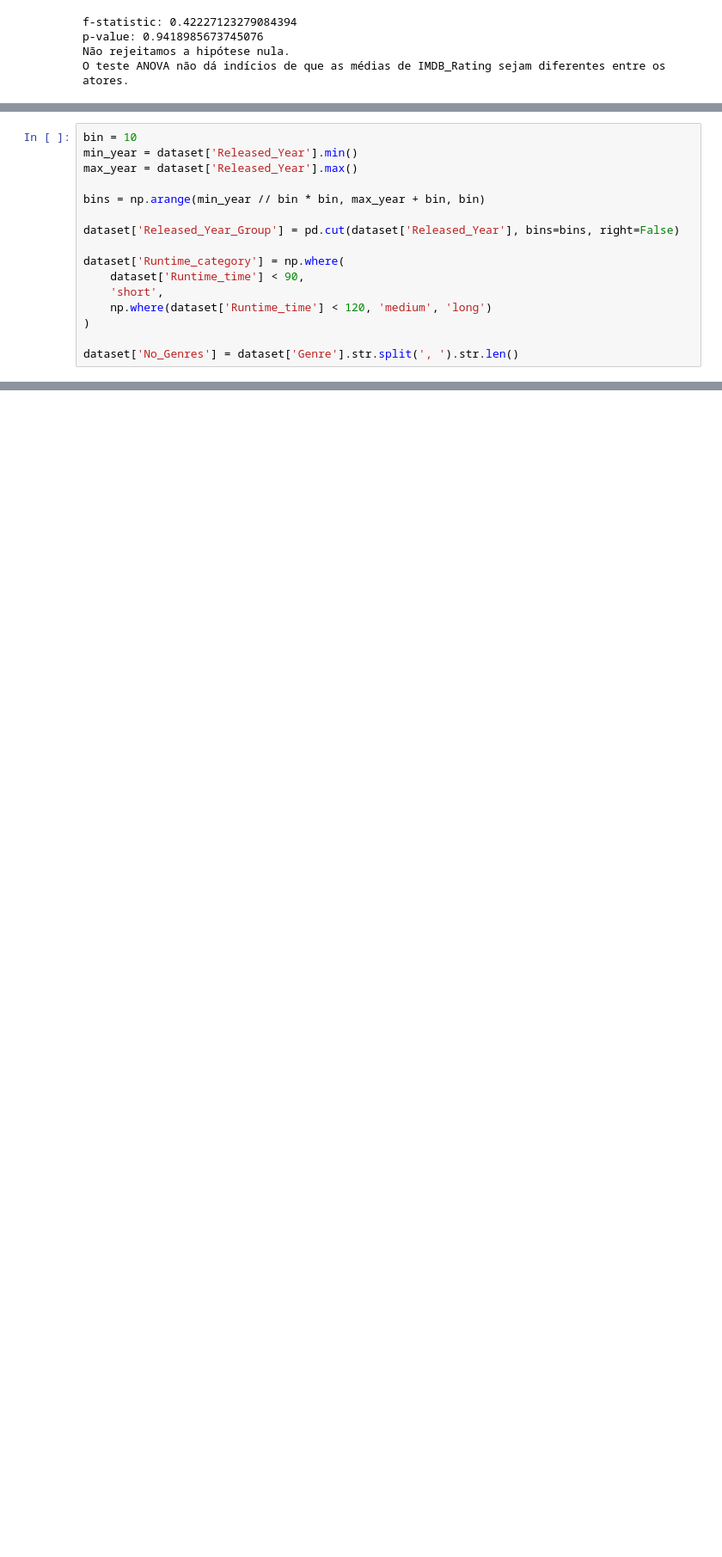
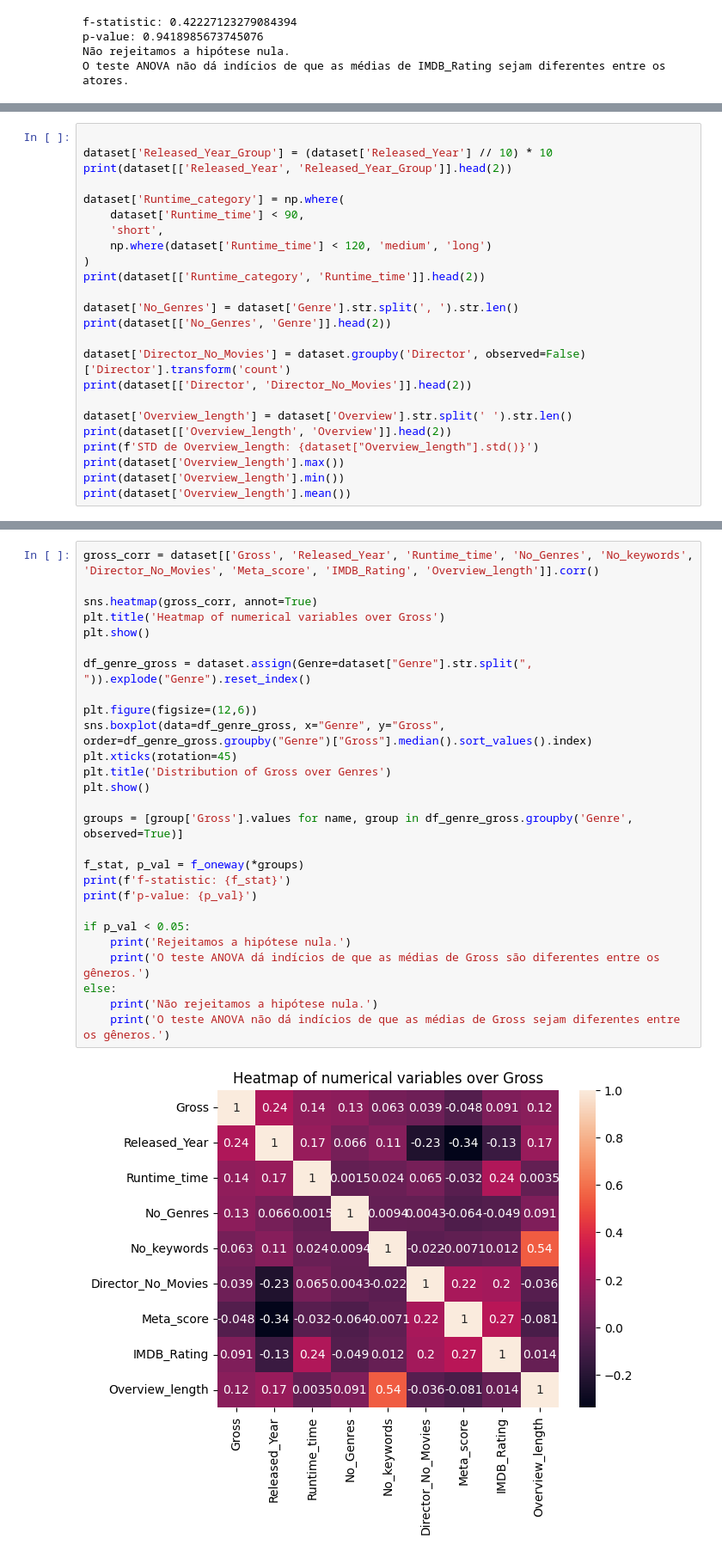
Before and after one commit to nevidomyyb/LH_CD_PEDRO_HENRIQUE_BARBOSA_DA_CUNHA, a Jupyter notebook: challenge.ipynb, the cells around one changed output, grey strips where cells are left out. Shown at 86% size. Saved outputs shown, nothing was run; the diff lists cells and outputs as text; blank space fills up the shorter version.

```diff
--- a/challenge.ipynb
+++ b/challenge.ipynb
@@ -357,16 +349,24 @@ print(dataset[['Overview', 'No_keywords']].head(2))
 # %%
-bin = 10
-min_year = dataset['Released_Year'].min()
-max_year = dataset['Released_Year'].max()
 
-bins = np.arange(min_year // bin * bin, max_year + bin, bin)
-
-dataset['Released_Year_Group'] = pd.cut(dataset['Released_Year'], bins=bins, right=False)
+dataset['Released_Year_Group'] = (dataset['Released_Year'] // 10) * 10
+print(dataset[['Released_Year', 'Released_Year_Group']].head(2))
 
 dataset['Runtime_category'] = np.where(
     dataset['Runtime_time'] < 90,
     'short',
     np.where(dataset['Runtime_time'] < 120, 'medium', 'long')
 )
+print(dataset[['Runtime_category', 'Runtime_time']].head(2))
 
 dataset['No_Genres'] = dataset['Genre'].str.split(', ').str.len()
+print(dataset[['No_Genres', 'Genre']].head(2))
+
+dataset['Director_No_Movies'] = dataset.groupby('Director', observed=False)['Director'].transform('count')
+print(dataset[['Director', 'Director_No_Movies']].head(2))
+
+dataset['Overview_length'] = dataset['Overview'].str.split(' ').str.len()
+print(dataset[['Overview_length', 'Overview']].head(2))
+print(f'STD de Overview_length: {dataset["Overview_length"].std()}')
+print(dataset['Overview_length'].max())
+print(dataset['Overview_length'].min())
+print(dataset['Overview_length'].mean())
@@ -372,0 +422,29 @@ dataset['No_Genres'] = dataset['Genre'].str.split(', ').str.len()
+# %%
+gross_corr = dataset[['Gross', 'Released_Year', 'Runtime_time', 'No_Genres', 'No_keywords', 'Director_No_Movies', 'Meta_score', 'IMDB_Rating', 'Overview_length']].corr()
+
+sns.heatmap(gross_corr, annot=True)
+plt.title('Heatmap of numerical variables over Gross')
+plt.show()
+
+df_genre_gross = dataset.assign(Genre=dataset["Genre"].str.split(", ")).explode("Genre").reset_index()
+
+plt.figure(figsize=(12,6))
+sns.boxplot(data=df_genre_gross, x="Genre", y="Gross", order=df_genre_gross.groupby("Genre")["Gross"].median().sort_values().index)
+plt.xticks(rotation=45)
+plt.title('Distribution of Gross over Genres')
+plt.show()
+
+groups = [group['Gross'].values for name, group in df_genre_gross.groupby('Genre', observed=True)]
+
+f_stat, p_val = f_oneway(*groups)
+print(f'f-statistic: {f_stat}')
+print(f'p-value: {p_val}')
+
+if p_val < 0.05:
+    print('Rejeitamos a hipótese nula.')
+    print('O teste ANOVA dá indícios de que as médias de Gross são diferentes entre os gêneros.')
+else:
+    print('Não rejeitamos a hipótese nula.')
+    print('O teste ANOVA não dá indícios de que as médias de Gross sejam diferentes entre os gêneros.')
+# %% [output]
+[figure, added]
```
Also changed, not shown: parts of 13 cells of this notebook, 1 other file.
